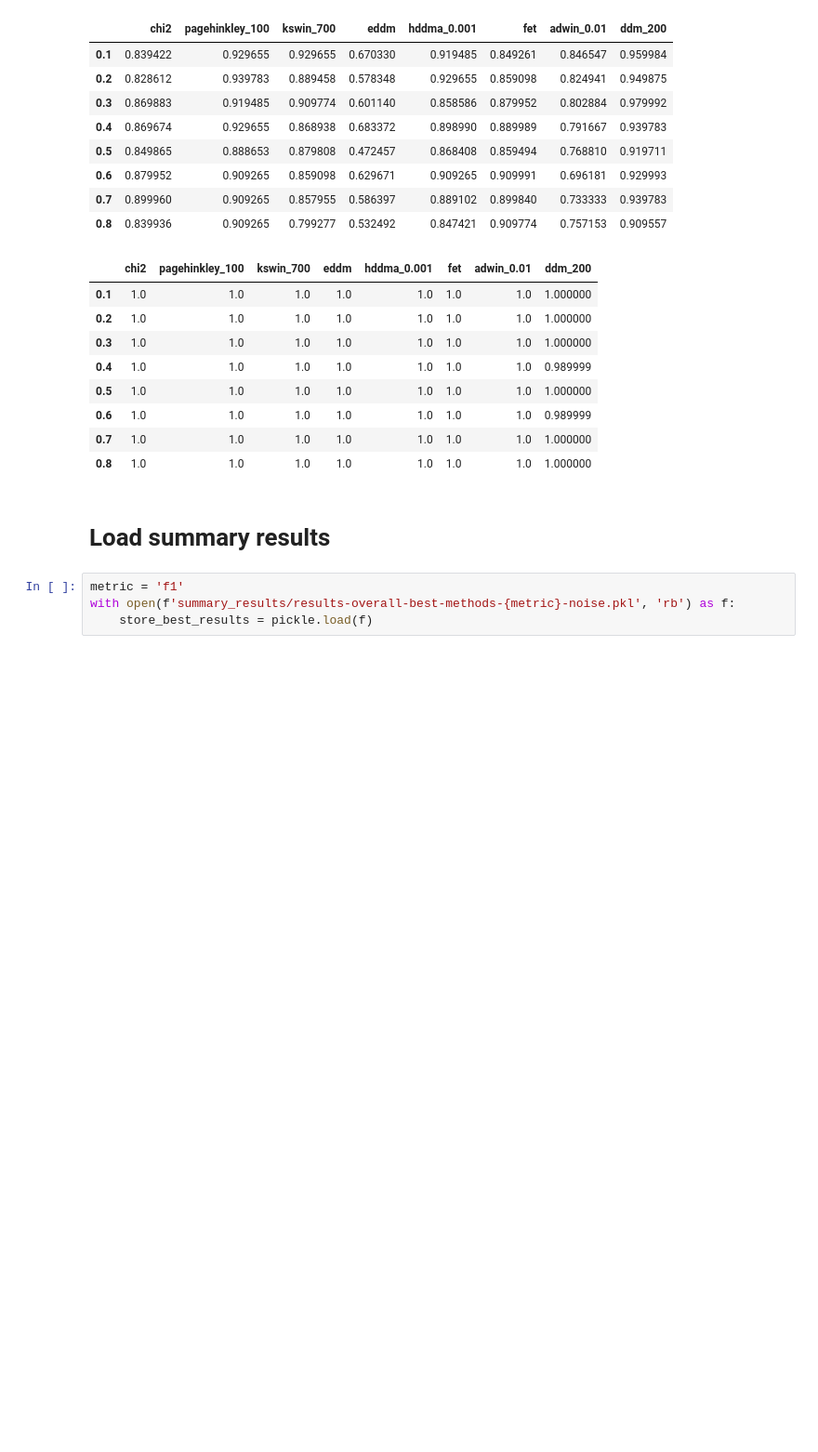
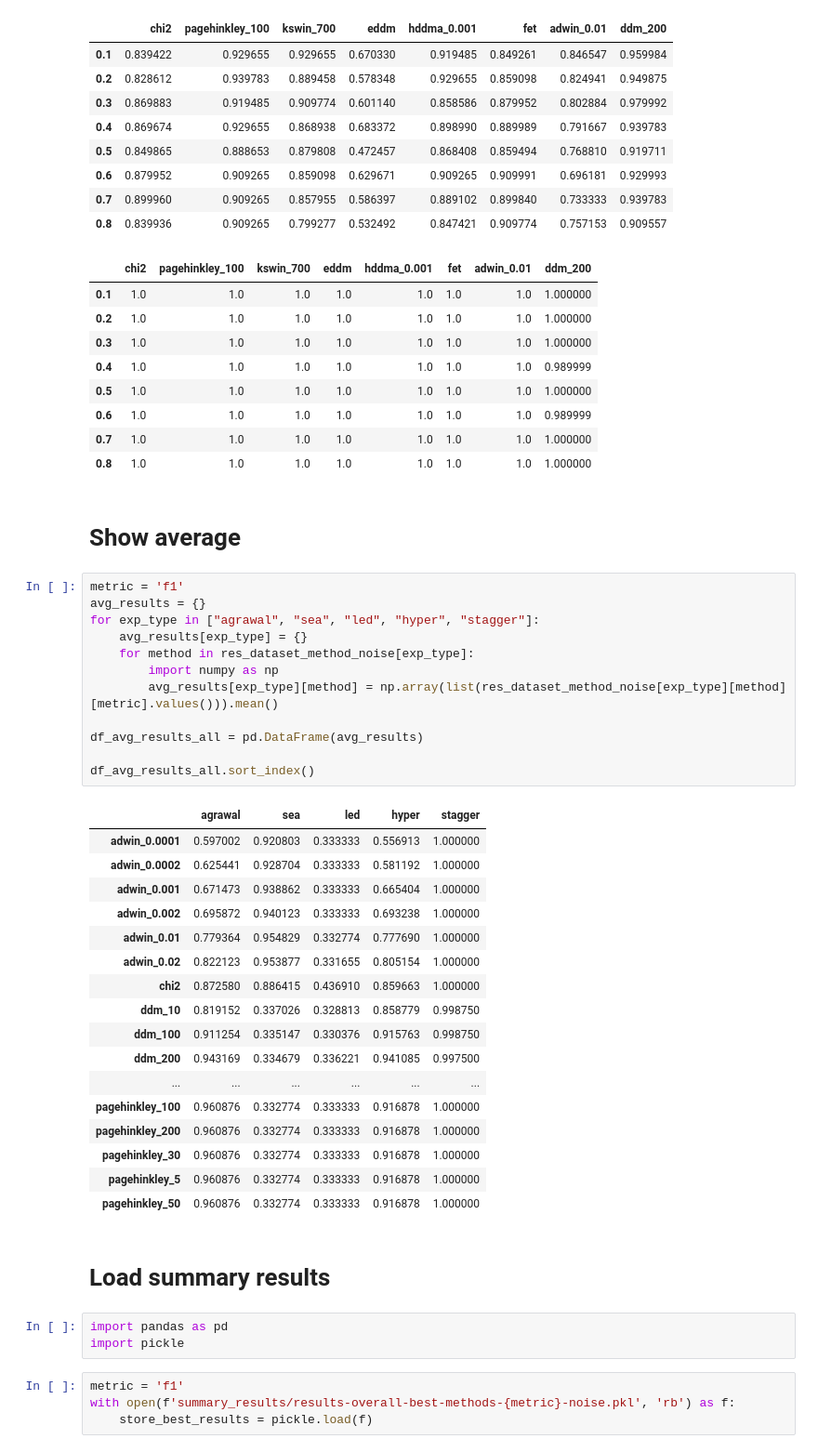
Before and after one commit to fgiobergia/DriftInspector, a Jupyter notebook: src/synth/cds_global_methods.ipynb, the cells around one changed output. Shown at 93% size. Drawn from its saved outputs; the diff is of its cells as text; blank space fills up the shorter version.

```diff
--- a/src/synth/cds_global_methods.ipynb
+++ b/src/synth/cds_global_methods.ipynb
@@ -416,8 +419,43 @@ with open(f'summary_results/results-overall-best-methods-{metric}-noise.pkl', 'w
 | 0.6 | 1.0 | 1.0 | 1.0 | 1.0 | 1.0 | 1.0 | 1.0 | 0.989999 |
 | 0.7 | 1.0 | 1.0 | 1.0 | 1.0 | 1.0 | 1.0 | 1.0 | 1.000000 |
 | 0.8 | 1.0 | 1.0 | 1.0 | 1.0 | 1.0 | 1.0 | 1.0 | 1.000000 |
+# %% [markdown]
+# Show average
+# %%
+metric = 'f1'
+avg_results = {}
+for exp_type in ["agrawal", "sea", "led", "hyper", "stagger"]:
+    avg_results[exp_type] = {}
+    for method in res_dataset_method_noise[exp_type]:
+        import numpy as np
+        avg_results[exp_type][method] = np.array(list(res_dataset_method_noise[exp_type][method][metric].values())).mean()
+
+df_avg_results_all = pd.DataFrame(avg_results)
+
+df_avg_results_all.sort_index()
+# %% [output]
+|  | agrawal | sea | led | hyper | stagger |
+| adwin_0.0001 | 0.597002 | 0.920803 | 0.333333 | 0.556913 | 1.000000 |
+| adwin_0.0002 | 0.625441 | 0.928704 | 0.333333 | 0.581192 | 1.000000 |
+| adwin_0.001 | 0.671473 | 0.938862 | 0.333333 | 0.665404 | 1.000000 |
+| adwin_0.002 | 0.695872 | 0.940123 | 0.333333 | 0.693238 | 1.000000 |
+| adwin_0.01 | 0.779364 | 0.954829 | 0.332774 | 0.777690 | 1.000000 |
+| adwin_0.02 | 0.822123 | 0.953877 | 0.331655 | 0.805154 | 1.000000 |
+| chi2 | 0.872580 | 0.886415 | 0.436910 | 0.859663 | 1.000000 |
+| ddm_10 | 0.819152 | 0.337026 | 0.328813 | 0.858779 | 0.998750 |
+| ddm_100 | 0.911254 | 0.335147 | 0.330376 | 0.915763 | 0.998750 |
+| ddm_200 | 0.943169 | 0.334679 | 0.336221 | 0.941085 | 0.997500 |
+| ... | ... | ... | ... | ... | ... |
+| pagehinkley_100 | 0.960876 | 0.332774 | 0.333333 | 0.916878 | 1.000000 |
+| pagehinkley_200 | 0.960876 | 0.332774 | 0.333333 | 0.916878 | 1.000000 |
+| pagehinkley_30 | 0.960876 | 0.332774 | 0.333333 | 0.916878 | 1.000000 |
+| pagehinkley_5 | 0.960876 | 0.332774 | 0.333333 | 0.916878 | 1.000000 |
+| pagehinkley_50 | 0.960876 | 0.332774 | 0.333333 | 0.916878 | 1.000000 |
 # %% [markdown]
 # Load summary results
+# %%
+import pandas as pd
+import pickle
 # %%
 metric = 'f1'
 with open(f'summary_results/results-overall-best-methods-{metric}-noise.pkl', 'rb') as f:
```
Also changed, not shown: parts of 6 cells of this notebook.
